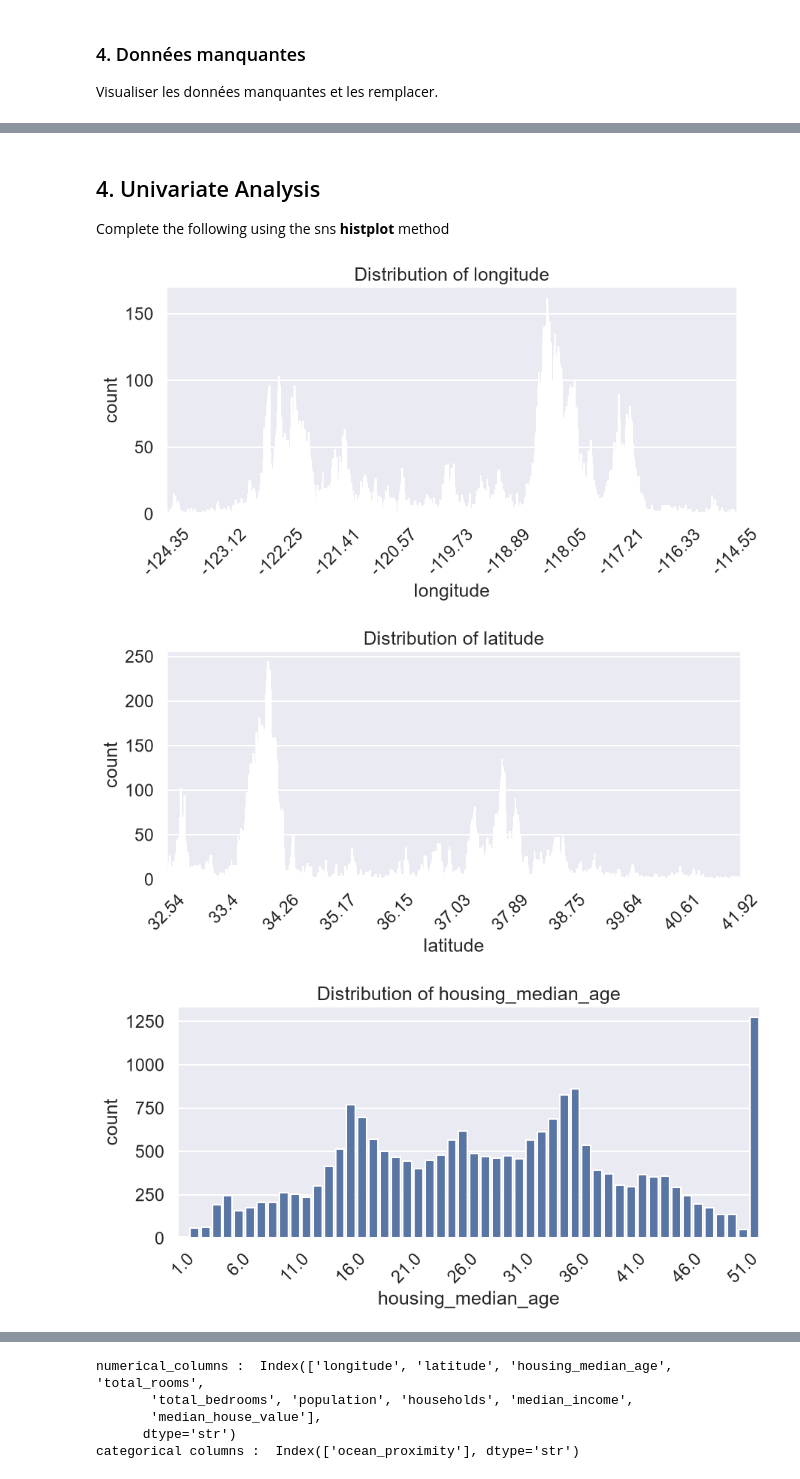
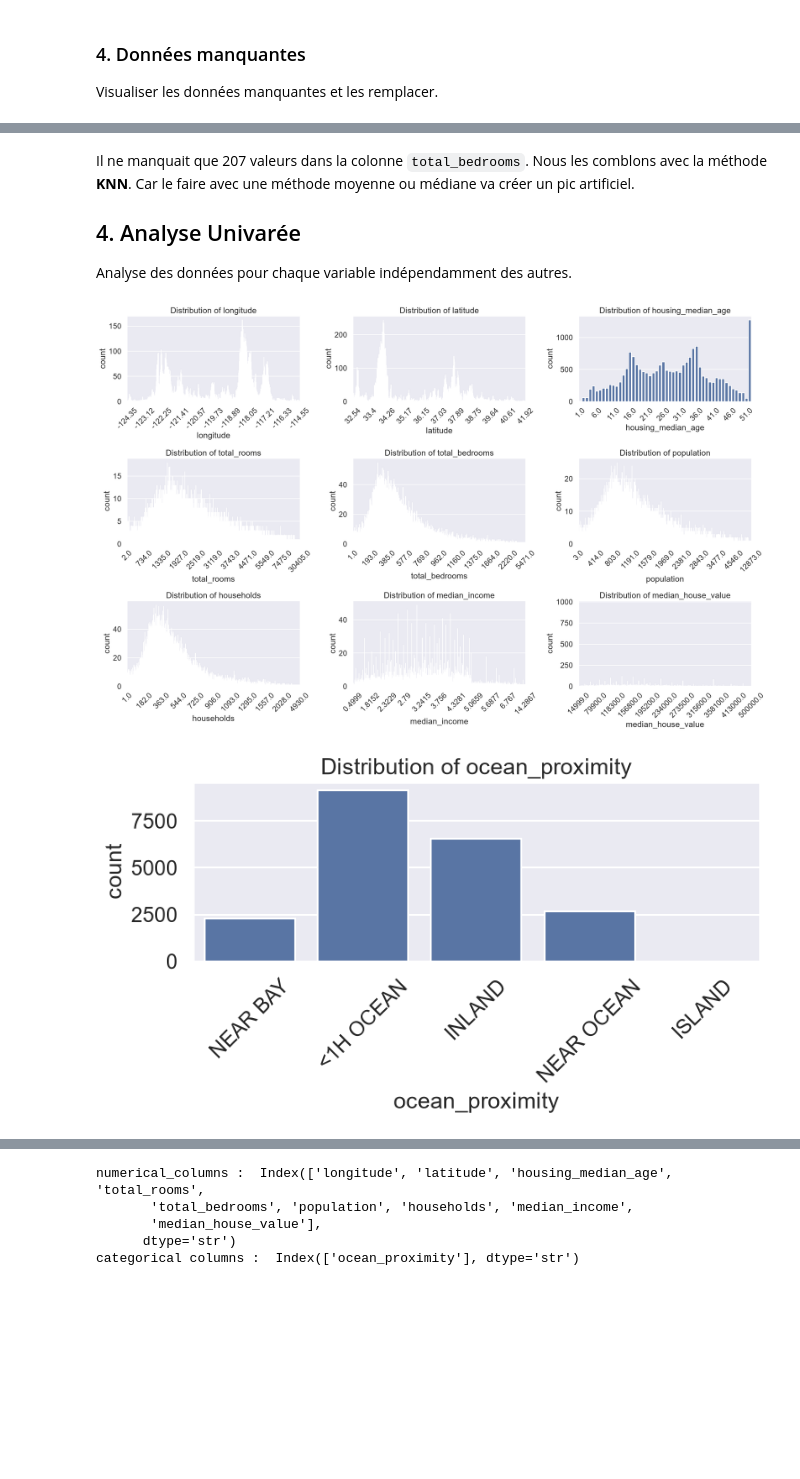
Before and after one commit to justinFransolet/MASI5_PROJET1_ALGO, a Jupyter notebook: notebooks/notebook.ipynb, the cells around one changed output, grey strips where cells are left out. Saved outputs shown, nothing was run; the diff lists cells and outputs as text; code cells hidden in the pictures; blank space fills up the shorter version.

Commit message:
FEATURE | Use KNN to fill missing value & univariate analysis

```diff
--- a/notebooks/notebook.ipynb
+++ b/notebooks/notebook.ipynb
@@ -172,32 +195,14 @@ total_bedrooms    207      0                 207
 # %% [markdown]
-## 4. Univariate Analysis
+Il ne manquait que 207 valeurs dans la colonne `total_bedrooms`.
+Nous les comblons avec la méthode **KNN**.
+Car le faire avec une méthode moyenne ou médiane va créer un pic artificiel.
 
-Complete the following using the sns **histplot** method
+## 4. Analyse Univarée
+
+Analyse des données pour chaque variable indépendamment des autres.
 # %%
-# Univariate analysis for numerical features
-for column in numerical_columns:
-    plt.figure(figsize=(10, 4))
-    sns.countplot(x=housing_data[column])
-    plt.title(f'Distribution of {column}')
-    # Ajuster dynamiquement la densité des labels
-    labels = plt.gca().get_xticklabels()
-    max_labels = 10  # Nombre maximum de labels à afficher
-    step = max(1, len(labels) // max_labels)
-    plt.xticks(ticks=range(0, len(labels), step), labels=[label.get_text() for label in labels[::step]], rotation=45)
-    plt.show()
-
-# Univariate analysis for categorical features
-for column in categorical_columns:
-    plt.figure(figsize=(10, 4))
-    sns.countplot(x=housing_data[column])
-    plt.title(f'Distribution of {column}')
-    # Ajuster dynamiquement la densité des labels
-    labels = plt.gca().get_xticklabels()
-    max_labels = 10  # Nombre maximum de labels à afficher
-    step = max(1, len(labels) // max_labels)
-    plt.xticks(ticks=range(0, len(labels), step), labels=[label.get_text() for label in labels[::step]], rotation=45)
-    plt.show()
+plot_countplots_side_by_side(numeric_features, housing_data)
+plot_countplots_side_by_side(categorical_features, housing_data)
 # %% [output]
-[figure, old version]
+[figure, new version]
-[figure, old version]
+[figure, new version]
-[figure, removed]
```
Also changed, not shown: parts of 7 cells of this notebook.
